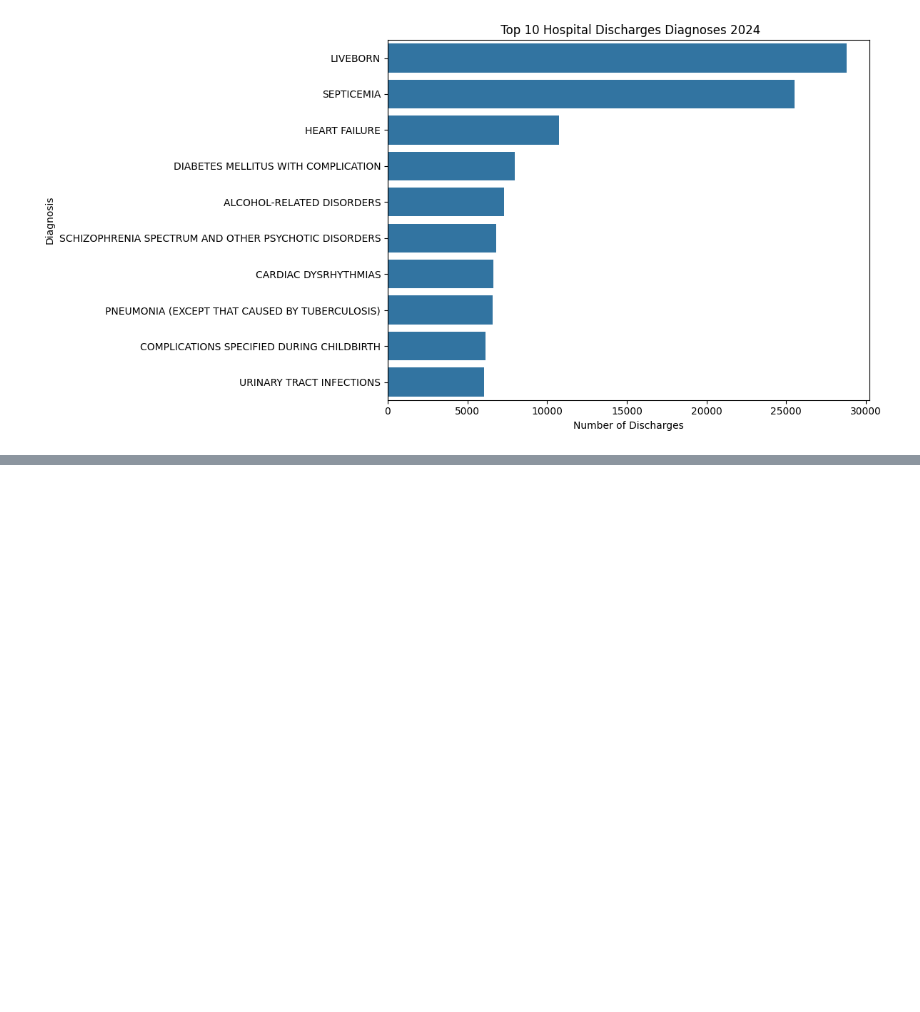
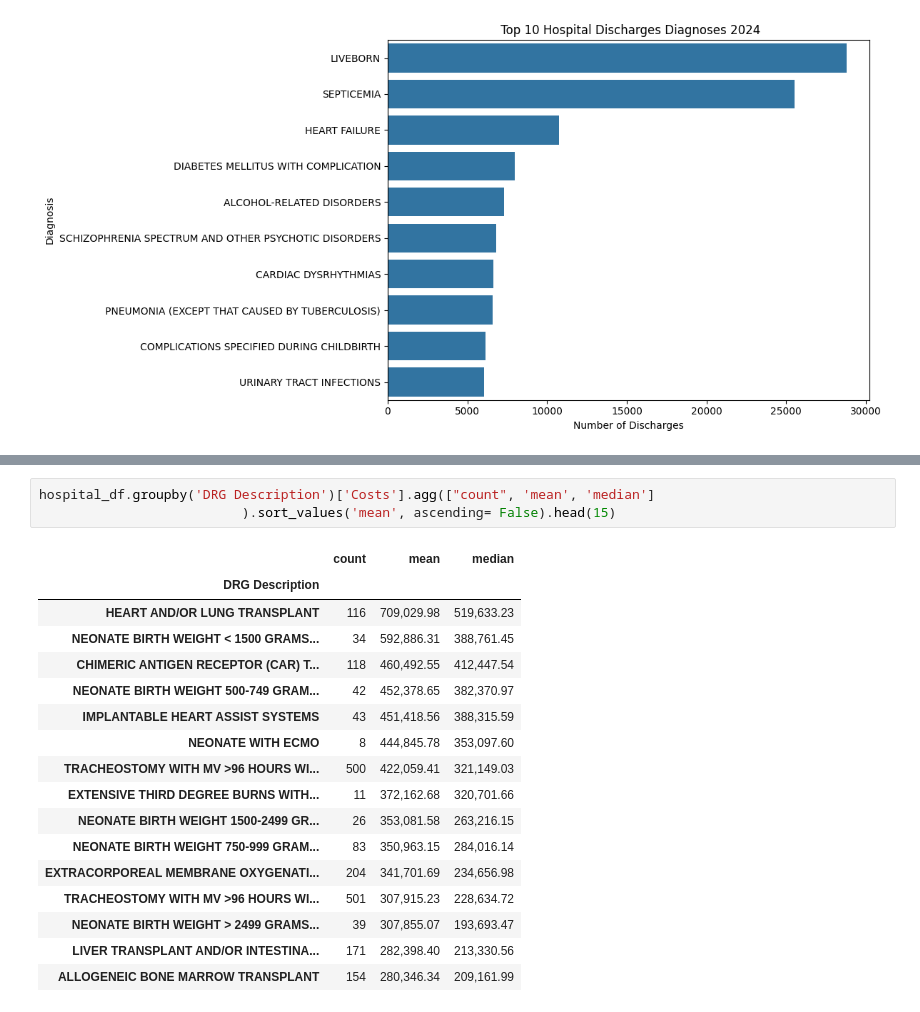
Before and after one commit to wenh08/Python_projects-, a Jupyter notebook: Hospital_Inpatient_Discharge.ipynb, the cells around one changed output, grey strips where cells are left out. Cells and saved outputs as stored; diff of their text form; blank space fills up the shorter version.

```diff
--- a/Hospital_Inpatient_Discharge.ipynb
+++ b/Hospital_Inpatient_Discharge.ipynb
@@ -332,0 +374,21 @@ plt.show()
+# %%
+hospital_df.groupby('DRG Description')['Costs'].agg(["count", 'mean', 'median']
+                          ).sort_values('mean', ascending= False).head(15)
+# %% [output]
+|  | count | mean | median |
+| DRG Description |  |  |  |
+| HEART AND/OR LUNG TRANSPLANT | 116 | 709,029.98 | 519,633.23 |
+| NEONATE BIRTH WEIGHT < 1500 GRAMS... | 34 | 592,886.31 | 388,761.45 |
+| CHIMERIC ANTIGEN RECEPTOR (CAR) T... | 118 | 460,492.55 | 412,447.54 |
+| NEONATE BIRTH WEIGHT 500-749 GRAM... | 42 | 452,378.65 | 382,370.97 |
+| IMPLANTABLE HEART ASSIST SYSTEMS | 43 | 451,418.56 | 388,315.59 |
+| NEONATE WITH ECMO | 8 | 444,845.78 | 353,097.60 |
+| TRACHEOSTOMY WITH MV >96 HOURS WI... | 500 | 422,059.41 | 321,149.03 |
+| EXTENSIVE THIRD DEGREE BURNS WITH... | 11 | 372,162.68 | 320,701.66 |
+| NEONATE BIRTH WEIGHT 1500-2499 GR... | 26 | 353,081.58 | 263,216.15 |
+| NEONATE BIRTH WEIGHT 750-999 GRAM... | 83 | 350,963.15 | 284,016.14 |
+| EXTRACORPOREAL MEMBRANE OXYGENATI... | 204 | 341,701.69 | 234,656.98 |
+| TRACHEOSTOMY WITH MV >96 HOURS WI... | 501 | 307,915.23 | 228,634.72 |
+| NEONATE BIRTH WEIGHT > 2499 GRAMS... | 39 | 307,855.07 | 193,693.47 |
+| LIVER TRANSPLANT AND/OR INTESTINA... | 171 | 282,398.40 | 213,330.56 |
+| ALLOGENEIC BONE MARROW TRANSPLANT | 154 | 280,346.34 | 209,161.99 |
```
Also changed, not shown: parts of 7 cells of this notebook.
